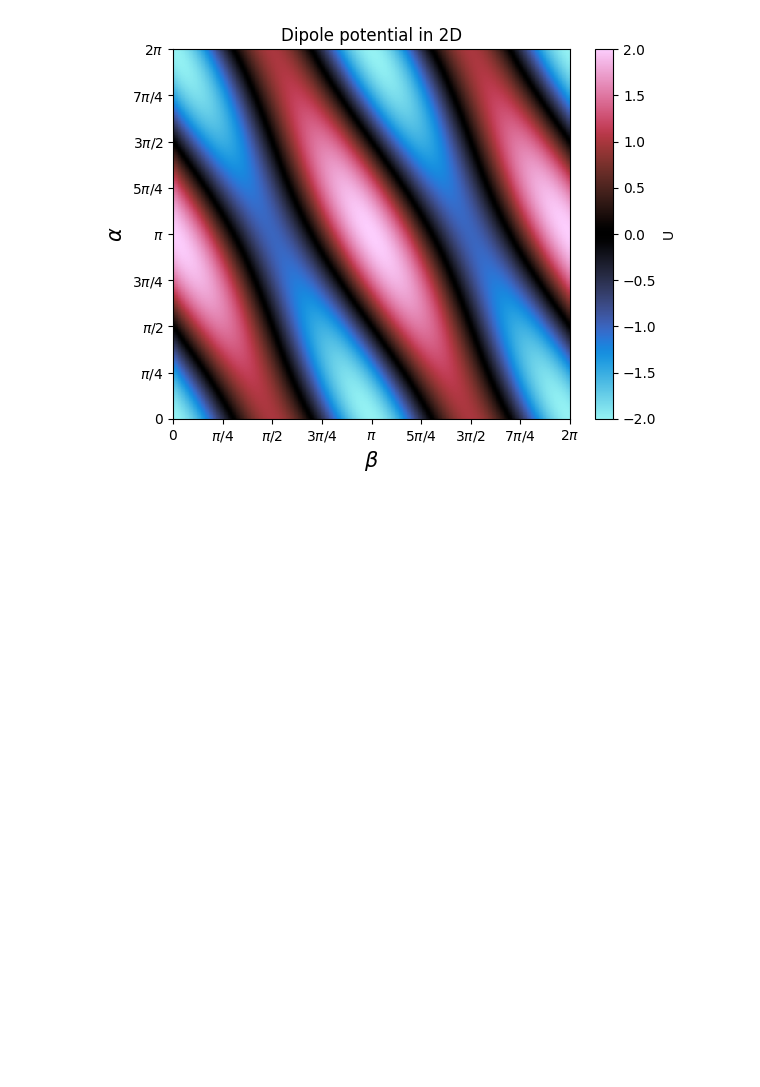
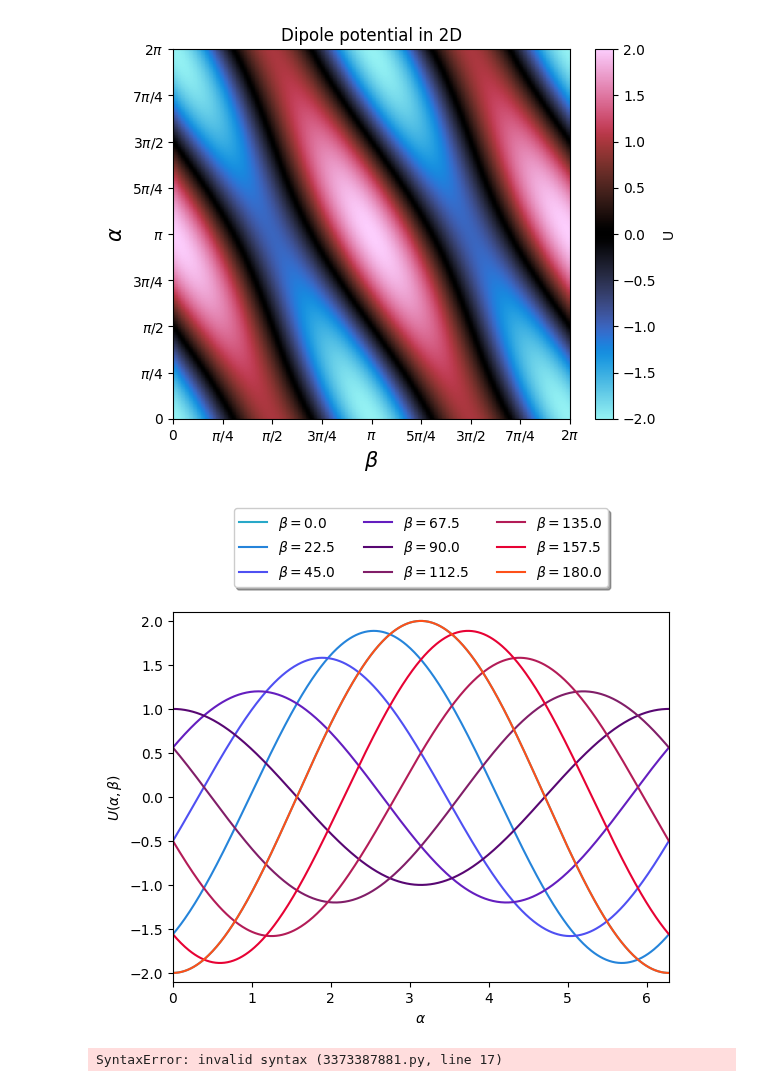
Before and after one commit to OljaOctagon/MagneticParticles, a Jupyter notebook: rigid_magnetic/dipole.ipynb, the cells around one changed output. Drawn from its saved outputs; the diff is of its cells as text; code cells hidden in the pictures; blank space fills up the shorter version.

Commit message:
Understanding dipoles: add widget feature to 2D plotting

```diff
--- a/rigid_magnetic/dipole.ipynb
+++ b/rigid_magnetic/dipole.ipynb
@@ -82,3 +82,51 @@ fig.colorbar(c, ax=ax, label="U")
 # %% [output]
 <matplotlib.colorbar.Colorbar at 0x...>
 [figure]
+# %%
+R=1
+U=np.zeros(500)
+sns.set_palette('cmr.guppy_r',9)
+Alpha = np.linspace(0,2*np.pi,500)
+fig,ax=plt.subplots()
+ax.set_xlim([0,2*np.pi])
+ax.set_ylim([-2.1,2.1])
+ax.set_xlabel("$\\alpha$")
+ax.set_ylabel("$U(\\alpha,\\beta)$")
+for beta in np.linspace(0.0,np.pi,9):
+    for i, alpha in enumerate(Alpha):
+        U[i] = dipole_potential_general(R,alpha,beta)
+
+
+    plt.plot(Alpha,U,label="$\\beta =${}".format(beta*360/(2*np.pi)))
+ax.legend(loc='upper center', bbox_to_anchor=(0.5, 1.3),
+          ncol=3, fancybox=True, shadow=True)
+plt.show()
+# %% [output]
+[figure, added]
+# %%
+import numpy as np
+import matplotlib.pyplot as plt
+import ipywidgets as widgets
+
+vunit = 1/np.sqrt(2)
+vec1 = [vunit,vunit]
+thetas = np.arange(-np.pi, np.pi, .05)
+coordinates = np.vstack((np.cos(thetas),np.sin(thetas)))
+
+plt.figure(figsize = (6,6))
+plt.xlim(-3,3)
+plt.ylim(-3,3)
+plt.scatter(coordinates[0,:],coordinates[1,:],s=.1)
+alpha=0
+plt.arrow(0, 0, vec1[0], vec1[1], head_width=0.15, color='r', length_includes_head=True)
+#plt.arrow(0, 0, 1, 0, head_width=0.15, color='r', length_includes_head=True)
+plt.show()
+
+#@widgets.interact(alpha=(0,2*np.pi,20))
+#def update(alpha=0):
+#    [l.remove() for l in ax.lines]
+#    plt.arrow(0, 0, np.cos(alpha), np.sin(alpha), head_width=0.15, color='r', length_includes_head=True)
+
+#plt.show()
+# %% [output]
+SyntaxError: invalid syntax (3373387881.py, line 17)
```
